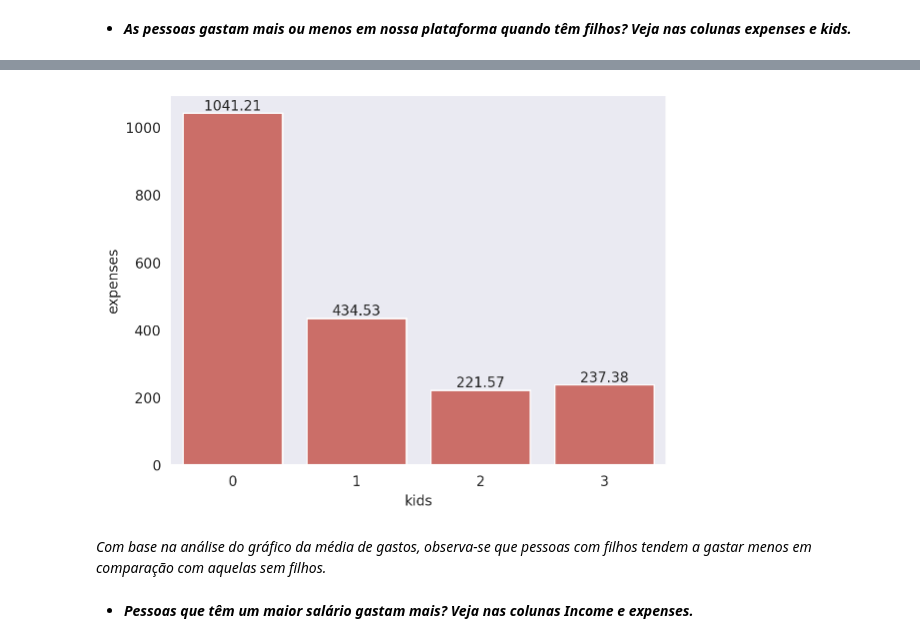
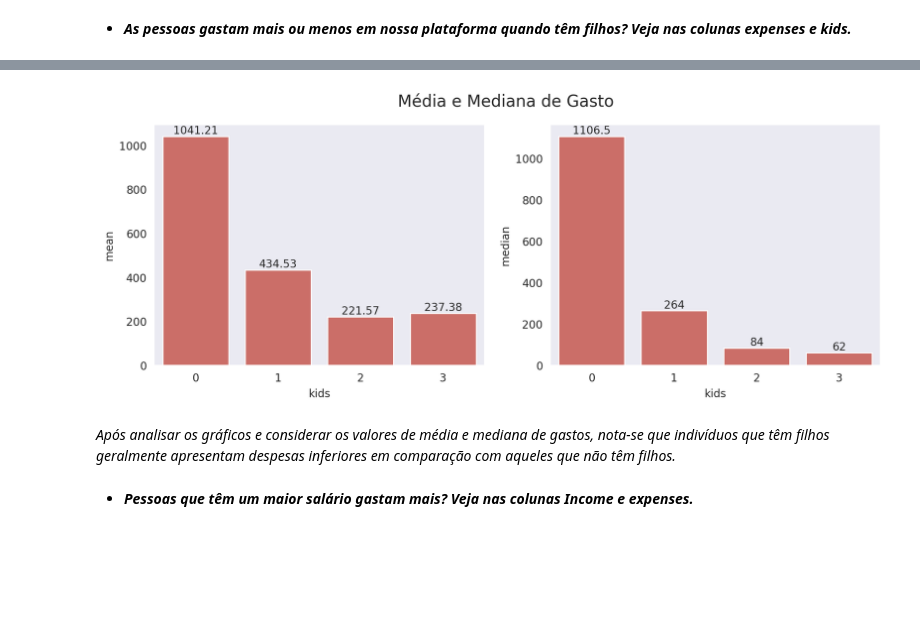
Before and after one commit to Oseiasdfarias/estatistica_do_basico_ao_avancado_EBA, a Jupyter notebook: atividades/1.0_estatistica_descritiva/1.0_Desafio_Ifood.ipynb, the cells around one changed output, grey strips where cells are left out. Saved outputs shown, nothing was run; the diff lists cells and outputs as text; code cells hidden in the pictures; blank space fills up the shorter version.

```diff
--- a/atividades/1.0_estatistica_descritiva/1.0_Desafio_Ifood.ipynb
+++ b/atividades/1.0_estatistica_descritiva/1.0_Desafio_Ifood.ipynb
@@ -348,11 +358,22 @@ mean_expenses
-# %%
-ax = sns.barplot(mean_expenses, x="kids", y="expenses",
-                 color=sns.color_palette("hls", 1).as_hex()[0])
-ax.bar_label(ax.containers[0]);
-# %% [output]
-[figure, removed]
-# %% [markdown]
-*Com base na análise do gráfico da média de gastos, observa-se que pessoas com filhos tendem a gastar menos em comparação com aquelas sem filhos.*
+# %%
+fig, axes = plt.subplots(1, 2, figsize=(12, 4))
+ax1 = sns.barplot(mean_expenses, x="kids", y="mean",
+                 color=sns.color_palette("hls", 1).as_hex()[0],
+                 ax=axes[0])
+ax1.bar_label(ax1.containers[0]);
+
+ax2 = sns.barplot(mean_expenses, x="kids", y="median",
+                 color=sns.color_palette("hls", 1).as_hex()[0],
+                 ax=axes[1])
+ax2.bar_label(ax2.containers[0]);
+
+plt.suptitle("Média e Mediana de Gasto",
+             fontsize=15)
+plt.show()
+# %% [output]
+[figure, added]
+# %% [markdown]
+*Após analisar os gráficos e considerar os valores de média e mediana de gastos, nota-se que indivíduos que têm filhos geralmente apresentam despesas inferiores em comparação com aqueles que não têm filhos.*
 # %% [markdown]
 - ***Pessoas que têm um maior salário gastam mais? Veja nas colunas Income e expenses.***
 # %%
```
Also changed, not shown: parts of 3 cells of this notebook.
